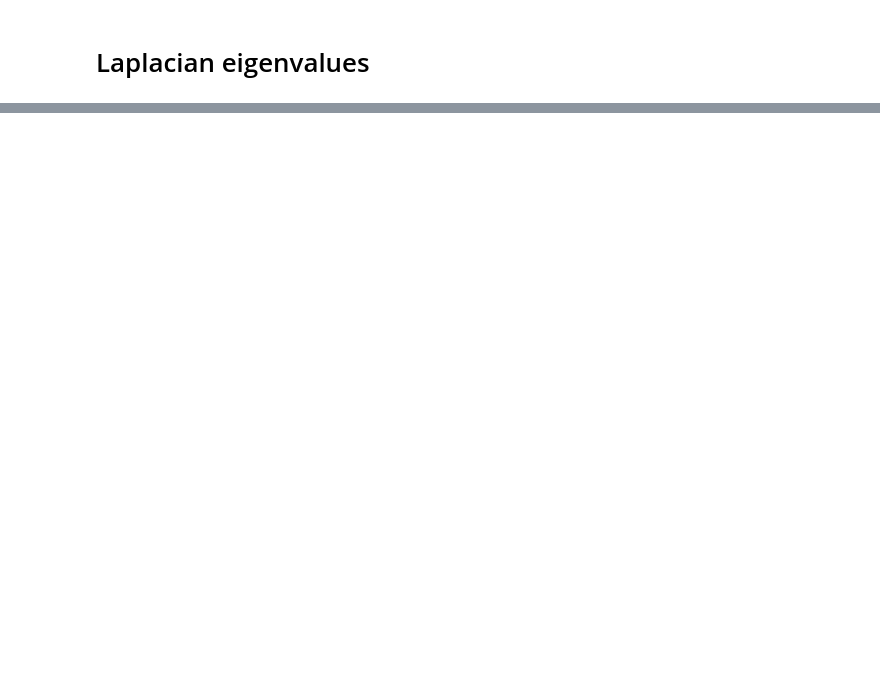
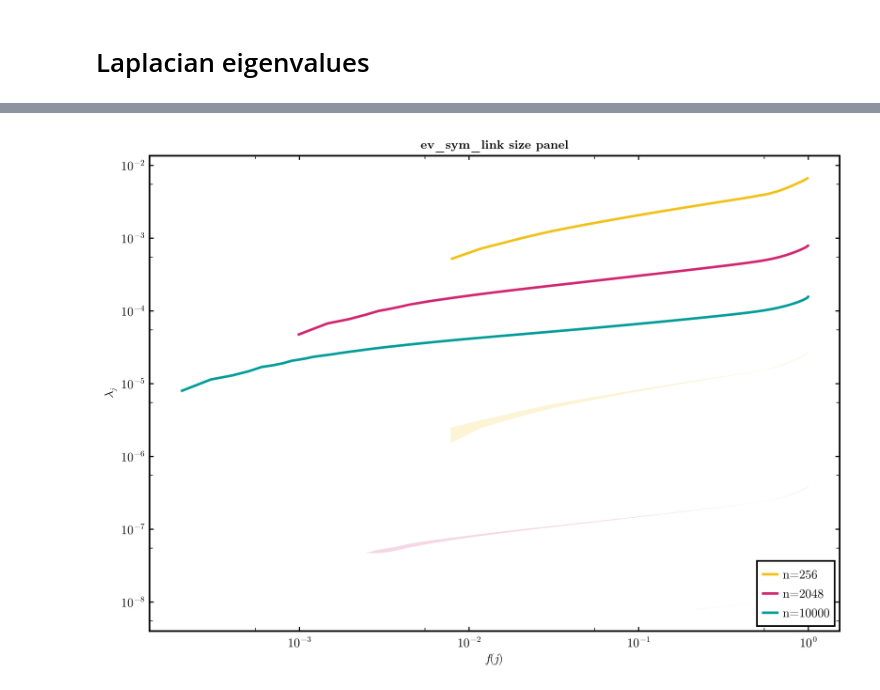
Before and after one commit to causal-wagner/CausalSetZoology, a Jupyter notebook: analysis/size_boundary_dependence.ipynb, the cells around one changed output, grey strips where cells are left out. Saved outputs shown, nothing was run; the diff lists cells and outputs as text; code cells hidden in the pictures; blank space fills up the shorter version.

```diff
--- a/analysis/size_boundary_dependence.ipynb
+++ b/analysis/size_boundary_dependence.ipynb
@@ -118,0 +128,64 @@ graph_observable_size_boundary_dimension_plot_matrix(
+# %%
+# Change this however you like.
+# Examples:
+# x_transform = x -> x
+# x_transform = x -> x / 2048
+# x_transform = x -> sqrt.(x)
+# x_transform = x -> log10.(x)
+w(u) = (1 - u)^0.001
+
+panel = loaded_ev_sym_link.panels[1]  # size panel
+
+fig = Figure(size = (900, 650))
+ax = Axis(
+    fig[1, 1];
+    xscale = log10,
+    yscale = log10,
+    xlabel = L"f(j)",
+    ylabel = L"\lambda_j",
+    title = "ev_sym_link size panel",
+)
+
+#xlims!(ax, 1e-3, 1.5)
+#ylims!(ax, 1e0, 1e2)
+
+theme_colors_obs = CairoMakie.theme(:palette).color
+theme_colors = theme_colors_obs isa Observables.Observable ? Observables.to_value(theme_colors_obs) : theme_colors_obs
+colors = [theme_colors[mod1(i, length(theme_colors))] for i in 1:length(panel)]
+
+for (i, s) in enumerate(panel)
+
+    x_transform = x -> x/s.size
+    y_transform = y -> y/s.size
+    x = collect(2:length(s.mean))
+    x = x_transform(x)
+
+    mean = y_transform(s.mean[2:end])
+    std = y_transform(s.std[2:end])
+    ylo = y_transform(mean .- std)
+    yhi = y_transform(mean .+ std)
+
+    # Keep only valid points for log scales
+    mask = (x .> 0) .& (mean .> 0)
+    x = x[mask]
+    mean =mean[mask]
+    ylo =ylo[mask]
+    yhi =yhi[mask]
+
+    # Prevent lower/upper bands from dropping below 0 on log scale
+    eps = minimum(mean) * 1e-3
+    ylo = max.(ylo, eps)
+    yhi = max.(yhi, eps)
+
+    color = colors[i]
+    label = "n=$(s.size)"
+
+    band!(ax, x, ylo, yhi; color = (color, 0.18))
+    lines!(ax, x, mean; color = color, linewidth = 3, label = label)
+end
+
+axislegend(ax; position = :rb)
+
+fig
+# %% [output]
+[figure, added]
```
Also changed, not shown: parts of 8 cells of this notebook, 3 other files.
